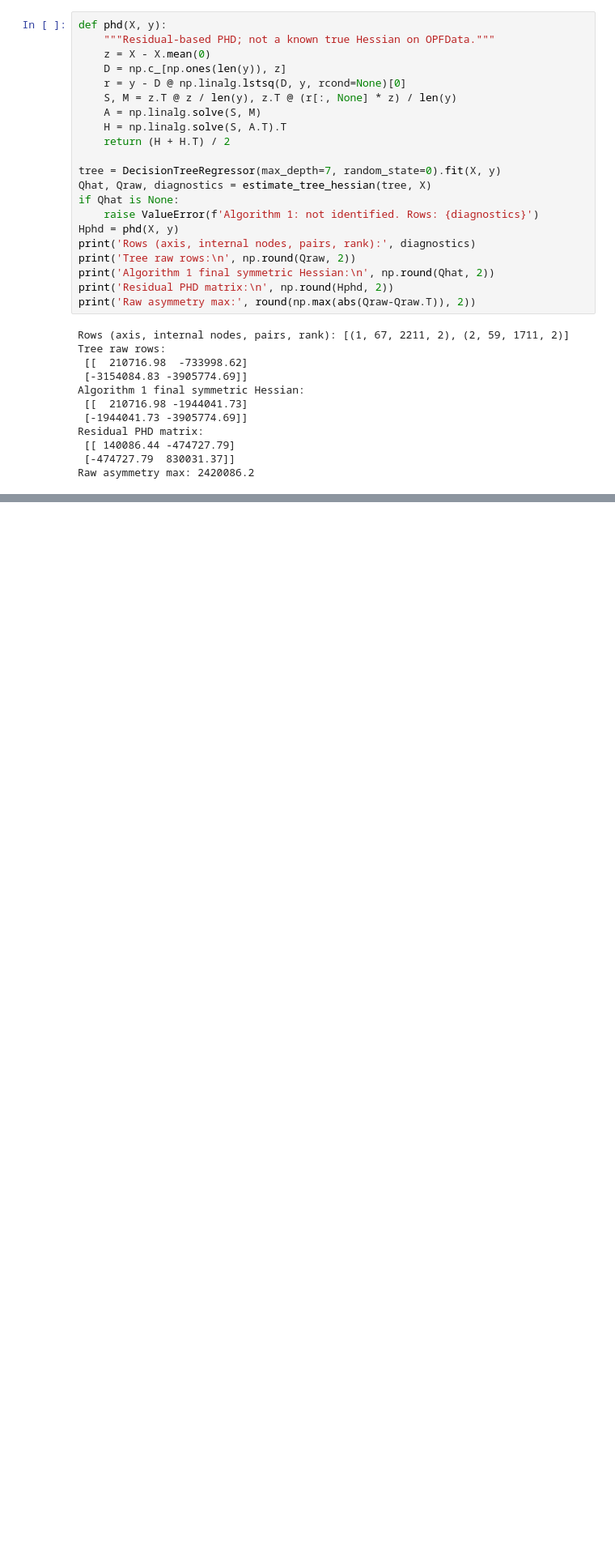
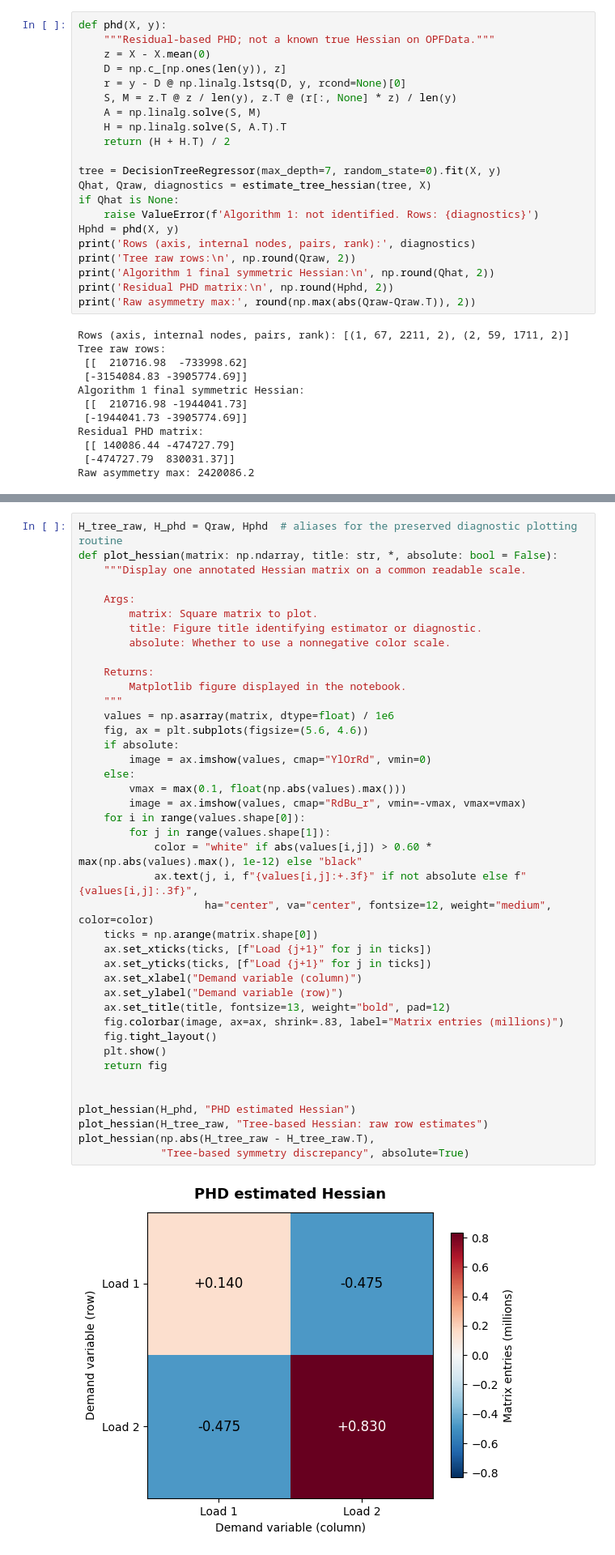
Before and after one commit to hitotoro24/PICART, a Jupyter notebook: weeks/2026-W46/cedar_baseline/cedar_opfdata_hessian_2d.ipynb, the cells around one changed output, grey strips where cells are left out. Shown at 81% size. Cells and saved outputs as stored; diff of their text form; blank space fills up the shorter version.

Commit message:
Restore Cedar notebook rendered plots, formatted outputs and complete LaTeX presentation

```diff
--- a/weeks/2026-W46/cedar_baseline/cedar_opfdata_hessian_2d.ipynb
+++ b/weeks/2026-W46/cedar_baseline/cedar_opfdata_hessian_2d.ipynb
@@ -90,0 +132,43 @@ Raw asymmetry max: 2420086.2
+# %%
+H_tree_raw, H_phd = Qraw, Hphd  # aliases for the preserved diagnostic plotting routine
+def plot_hessian(matrix: np.ndarray, title: str, *, absolute: bool = False):
+    """Display one annotated Hessian matrix on a common readable scale.
+
+    Args:
+        matrix: Square matrix to plot.
+        title: Figure title identifying estimator or diagnostic.
+        absolute: Whether to use a nonnegative color scale.
+
+    Returns:
+        Matplotlib figure displayed in the notebook.
+    """
+    values = np.asarray(matrix, dtype=float) / 1e6
+    fig, ax = plt.subplots(figsize=(5.6, 4.6))
+    if absolute:
+        image = ax.imshow(values, cmap="YlOrRd", vmin=0)
+    else:
+        vmax = max(0.1, float(np.abs(values).max()))
+        image = ax.imshow(values, cmap="RdBu_r", vmin=-vmax, vmax=vmax)
+    for i in range(values.shape[0]):
+        for j in range(values.shape[1]):
+            color = "white" if abs(values[i,j]) > 0.60 * max(np.abs(values).max(), 1e-12) else "black"
+            ax.text(j, i, f"{values[i,j]:+.3f}" if not absolute else f"{values[i,j]:.3f}",
+                    ha="center", va="center", fontsize=12, weight="medium", color=color)
+    ticks = np.arange(matrix.shape[0])
+    ax.set_xticks(ticks, [f"Load {j+1}" for j in ticks])
+    ax.set_yticks(ticks, [f"Load {j+1}" for j in ticks])
+    ax.set_xlabel("Demand variable (column)")
+    ax.set_ylabel("Demand variable (row)")
+    ax.set_title(title, fontsize=13, weight="bold", pad=12)
+    fig.colorbar(image, ax=ax, shrink=.83, label="Matrix entries (millions)")
+    fig.tight_layout()
+    plt.show()
+    return fig
+
+
+plot_hessian(H_phd, "PHD estimated Hessian")
+plot_hessian(H_tree_raw, "Tree-based Hessian: raw row estimates")
+plot_hessian(np.abs(H_tree_raw - H_tree_raw.T),
+             "Tree-based symmetry discrepancy", absolute=True)
+# %% [output]
+[figure, added]
```
Also changed, not shown: parts of 12 cells of this notebook, 3 other files.
